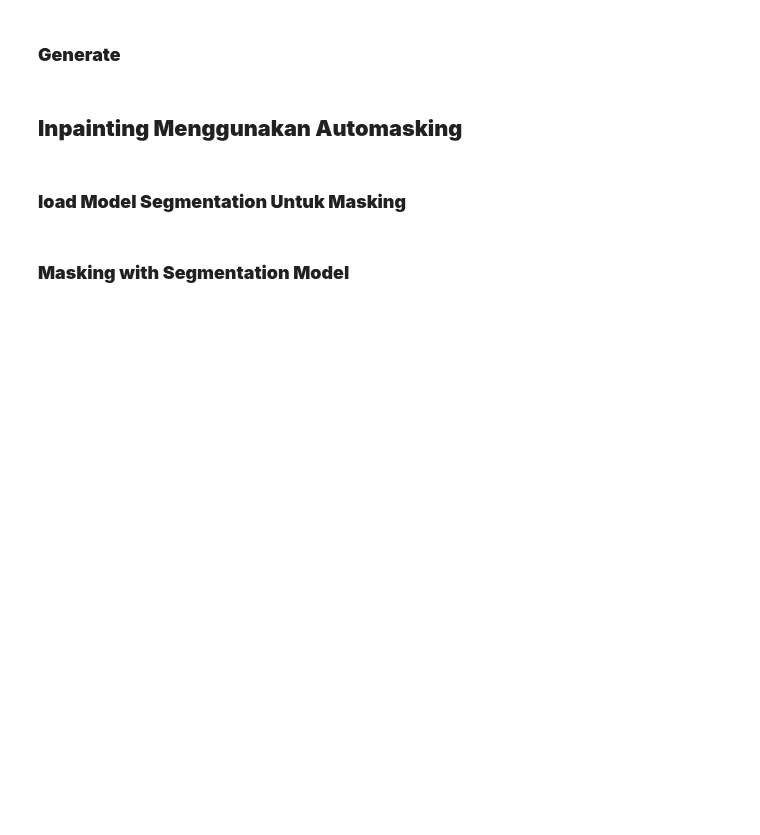
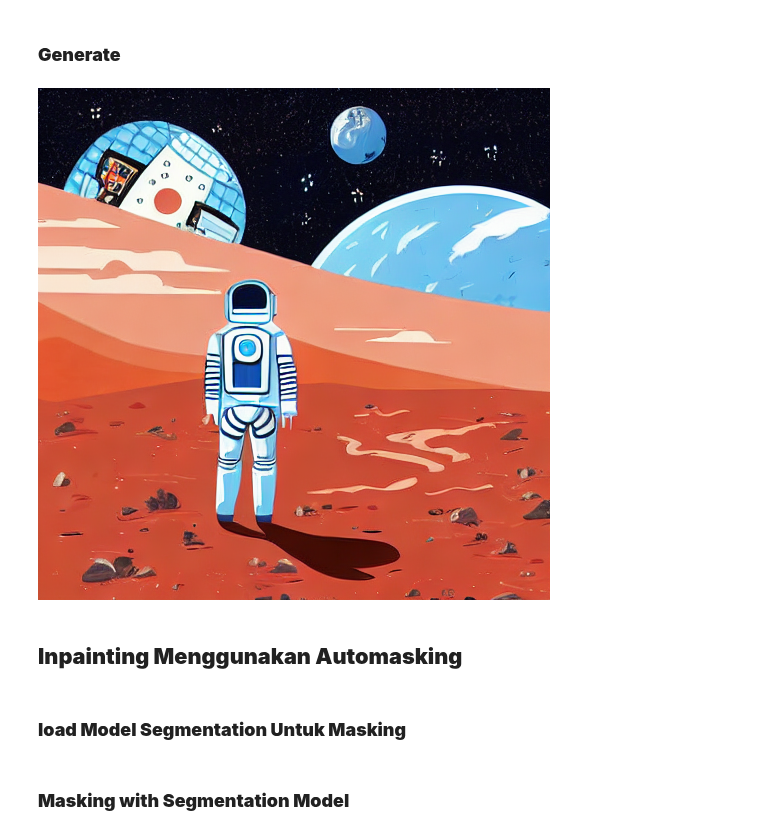
Before and after one commit to istamosh/idcamp-image-generation, a Jupyter notebook: Pipeline_submission_BFGAI_Alfian.ipynb, the cells around one changed output. Saved outputs shown, nothing was run; the diff lists cells and outputs as text; code cells hidden in the pictures; blank space fills up the shorter version.

Commit message:
add: implement inpaint engine

```diff
--- a/Pipeline_submission_BFGAI_Alfian.ipynb
+++ b/Pipeline_submission_BFGAI_Alfian.ipynb
@@ -151,5 +212,25 @@ display(advanced_image)
 # %% [markdown]
 ### **Generate**
+# %%
+INPAINT_PROMPT = (
+    "a broken satellite tumbling in space, solar panels bent and shattered, "
+    "metallic debris floating, 2D digital illustration, clean art style, flat colors"
+)
+INPAINT_NEGATIVE_PROMPT = (
+    "photorealistic, realistic, photograph, 3D render, messy, blurry, "
+    "low quality, bad art, ugly, sketch, grainy, unfinished, chromatic aberration"
+)
+
+inpainted_image = inpaint_engine(
+    image=simple_image,
+    mask=mask,
+    prompt=INPAINT_PROMPT,
+    negative_prompt=INPAINT_NEGATIVE_PROMPT,
+    seed=9,
+)
+display(inpainted_image)
+# %% [output]
+[figure, added]
 # %% [markdown]
 ## **Inpainting Menggunakan Automasking**
 # %% [markdown]
```
Also changed, not shown: parts of 2 cells of this notebook.
